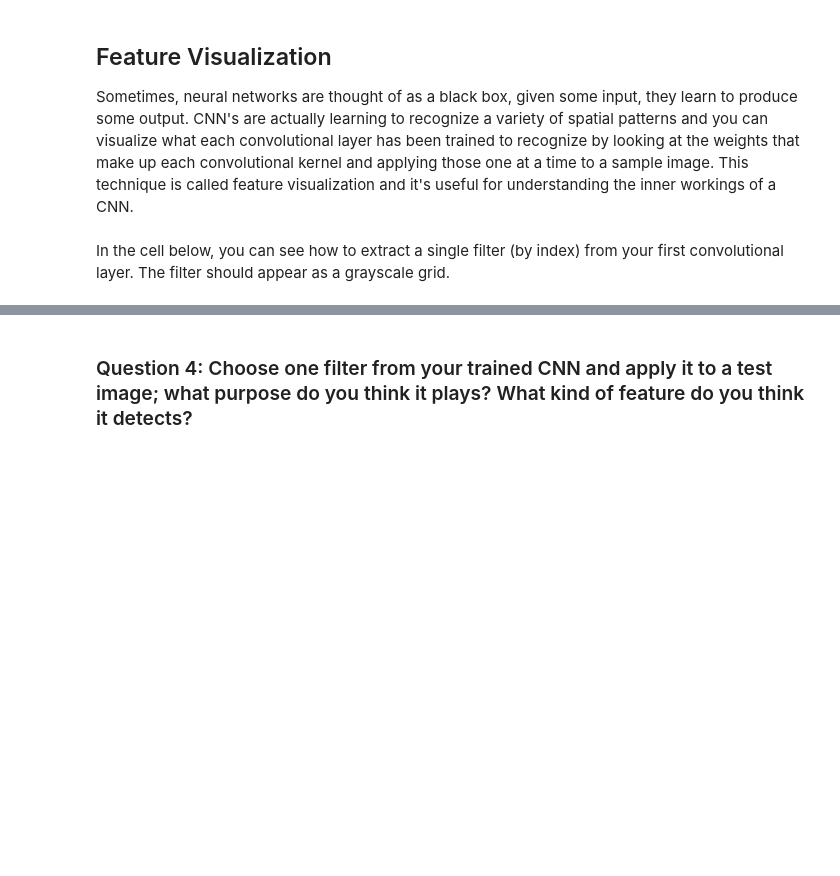
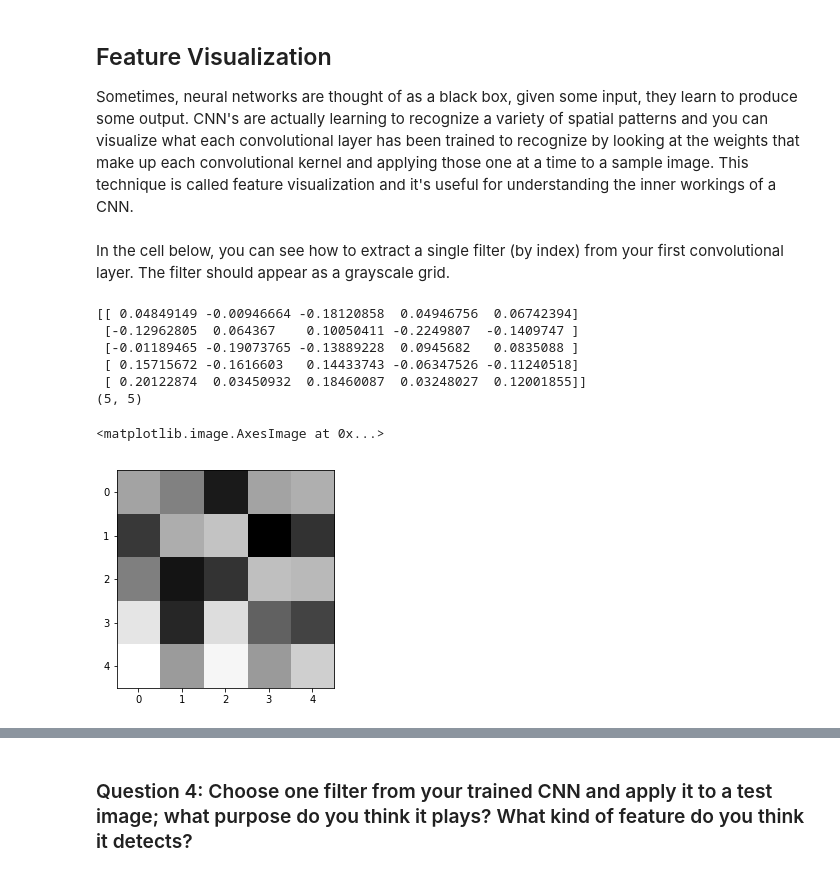
Before and after one commit to FififiJamie/P1_Facial_Keypoints, a Jupyter notebook: 2. Define the Network Architecture.ipynb, the cells around one changed output, grey strips where cells are left out. Cells and saved outputs as stored; diff of their text form; code cells hidden in the pictures; blank space fills up the shorter version.

```diff
--- a/2. Define the Network Architecture.ipynb
+++ b/2. Define the Network Architecture.ipynb
@@ -440,17 +490,26 @@ In the cell below, you can see how to extract a single filter (by index) from yo
 # %%
 # Get the weights in the first conv layer, "conv1"
 # if necessary, change this to reflect the name of your first conv layer
 weights1 = net.conv1.weight.data
 
-w = weights1.numpy()
+w = weights1.cpu().numpy()
 
 filter_index = 0
 
 print(w[filter_index][0])
 print(w[filter_index][0].shape)
 
 # display the filter weights
 plt.imshow(w[filter_index][0], cmap='gray')
+# %% [output]
+[[ 0.04849149 -0.00946664 -0.18120858  0.04946756  0.06742394]
+ [-0.12962805  0.064367    0.10050411 -0.2249807  -0.1409747 ]
+ [-0.01189465 -0.19073765 -0.13889228  0.0945682   0.0835088 ]
+ [ 0.15715672 -0.1616603   0.14433743 -0.06347526 -0.11240518]
+ [ 0.20122874  0.03450932  0.18460087  0.03248027  0.12001855]]
+(5, 5)
+<matplotlib.image.AxesImage at 0x...>
+[figure, added]
 # %% [markdown]
 ## Feature maps
 
```
Also changed, not shown: parts of 18 cells of this notebook, 5 other files.
